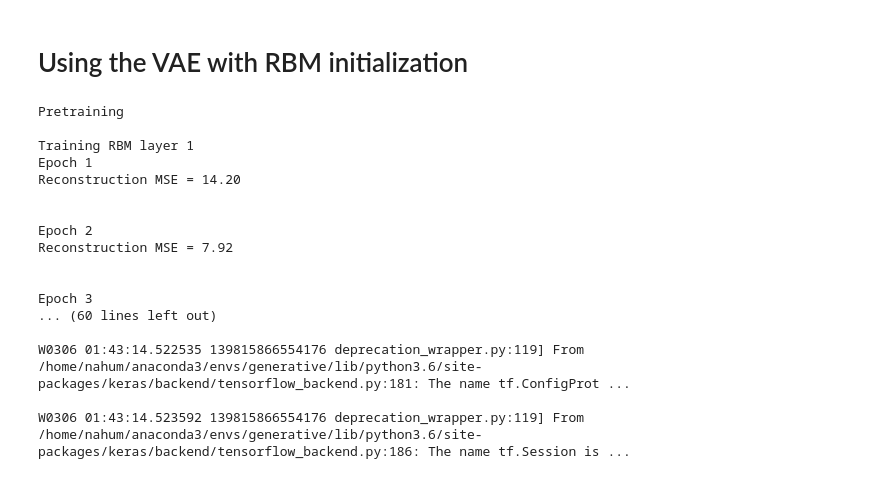
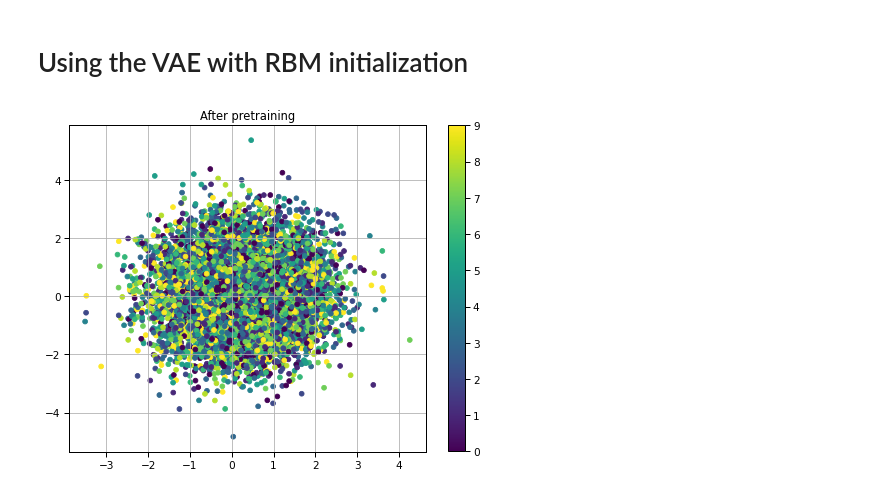
Before and after one commit to nahumsa/VAE-RBM-Pretraining, a Jupyter notebook: Pretraining MNIST.ipynb, the cells around one changed output. Cells and saved outputs as stored; diff of their text form; code cells hidden in the pictures.

Commit message:
Updated MNIST pretraining

```diff
--- a/Pretraining MNIST.ipynb
+++ b/Pretraining MNIST.ipynb
@@ -70,27 +79,17 @@ epochs_pretraining = 5
 
 #Defining the Beta-VAE
 bvae = VariationalAutoencoder(layer_dims = layers)
-bvae.pretrain(x_train_bw,epochs = epochs_pretraining, num_samples = 1000)
-
+bvae.pretrain(x_train.T,epochs = epochs_pretraining, num_samples = 1000)
 bvae.unroll()
-# %% [output]
-Pretraining
-
-Training RBM layer 1
-Epoch 1
-Reconstruction MSE = 14.20
-
-
-Epoch 2
-Reconstruction MSE = 7.92
-
-
-Epoch 3
-... (60 lines left out)
-
-W0306 01:43:14.522535 139815866554176 deprecation_wrapper.py:119] From /home/nahum/anaconda3/envs/generative/lib/python3.6/site-packages/keras/backend/tensorflow_backend.py:181: The name tf.ConfigProt ...
-
-W0306 01:43:14.523592 139815866554176 deprecation_wrapper.py:119] From /home/nahum/anaconda3/envs/generative/lib/python3.6/site-packages/keras/backend/tensorflow_backend.py:186: The name tf.Session is ...
+# %%
+z_mu = bvae.encoder.predict(x_test.T)
+plt.figure(figsize=(8, 6))
+plt.scatter(z_mu[:, 0], z_mu[:, 1], c=y_test)
+plt.colorbar()
+plt.title('After pretraining')
+plt.grid()
+# %% [output]
+[figure, added]
 # %%
 bvae.model.summary()
 # %% [output]
```
Also changed, not shown: parts of 13 cells of this notebook.
